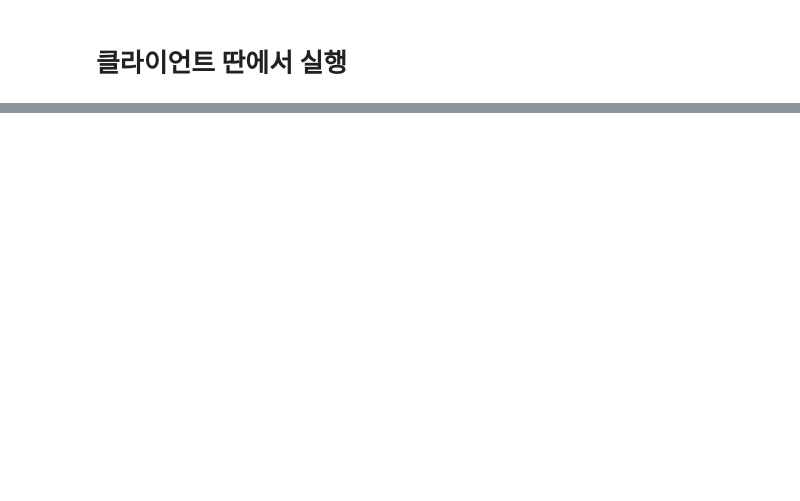
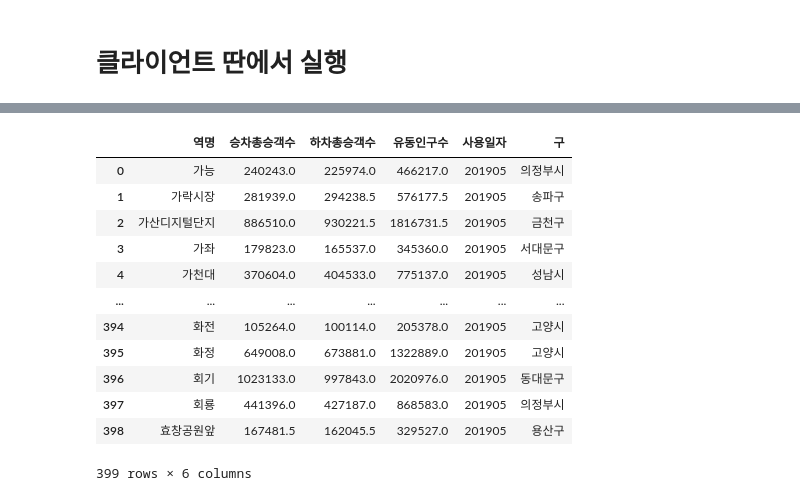
Before and after one commit to SeungYeonJeong22/seoulDataAnalysis, a Jupyter notebook: dataFrameSubMap.ipynb, the cells around one changed output, grey strips where cells are left out. Cells and saved outputs as stored; diff of their text form; code cells hidden in the pictures; blank space fills up the shorter version.

```diff
--- a/dataFrameSubMap.ipynb
+++ b/dataFrameSubMap.ipynb
@@ -678,0 +692,16 @@ if __name__ == '__main__':
+# %%
+data2019['data201905']
+# %% [output]
+|  | 역명 | 승차총승객수 | 하차총승객수 | 유동인구수 | 사용일자 | 구 |
+| 0 | 가능 | 240243.0 | 225974.0 | 466217.0 | 201905 | 의정부시 |
+| 1 | 가락시장 | 281939.0 | 294238.5 | 576177.5 | 201905 | 송파구 |
+| 2 | 가산디지털단지 | 886510.0 | 930221.5 | 1816731.5 | 201905 | 금천구 |
+| 3 | 가좌 | 179823.0 | 165537.0 | 345360.0 | 201905 | 서대문구 |
+| 4 | 가천대 | 370604.0 | 404533.0 | 775137.0 | 201905 | 성남시 |
+| ... | ... | ... | ... | ... | ... | ... |
+| 394 | 화전 | 105264.0 | 100114.0 | 205378.0 | 201905 | 고양시 |
+| 395 | 화정 | 649008.0 | 673881.0 | 1322889.0 | 201905 | 고양시 |
+| 396 | 회기 | 1023133.0 | 997843.0 | 2020976.0 | 201905 | 동대문구 |
+| 397 | 회룡 | 441396.0 | 427187.0 | 868583.0 | 201905 | 의정부시 |
+| 398 | 효창공원앞 | 167481.5 | 162045.5 | 329527.0 | 201905 | 용산구 |
+399 rows × 6 columns
```
Also changed, not shown: parts of 5 cells of this notebook.
